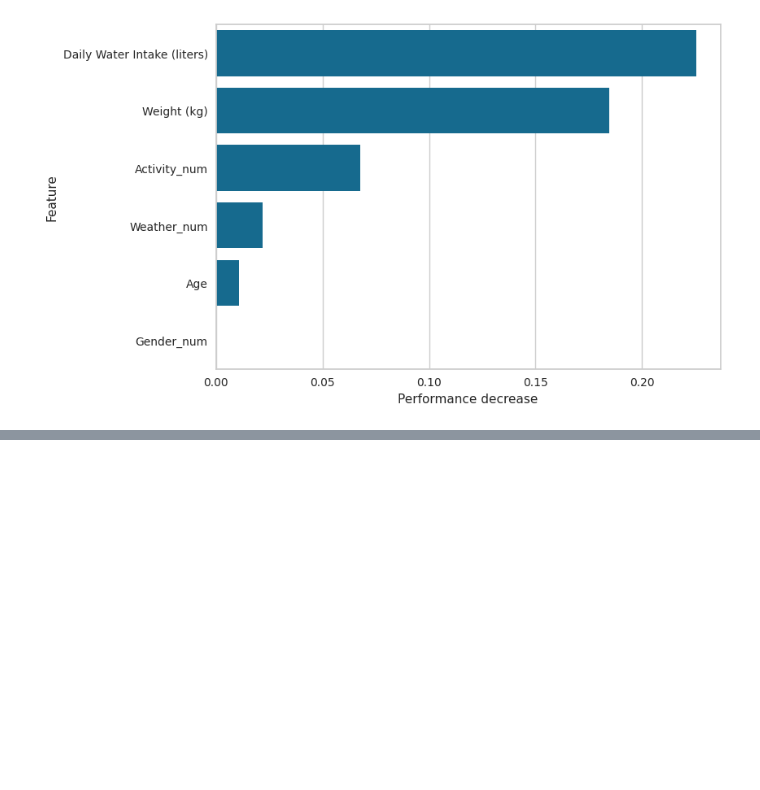
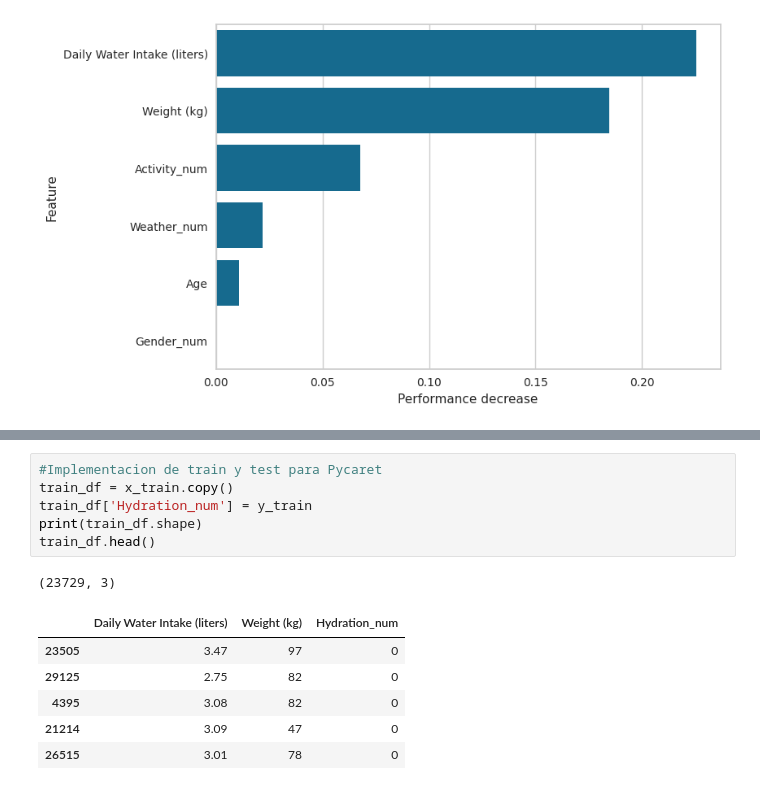
Before and after one commit to fernandatrevi/Daily-Water-Intake-Hydration-, a Jupyter notebook: hidratacion.ipynb, the cells around one changed output, grey strips where cells are left out. Saved outputs shown, nothing was run; the diff lists cells and outputs as text; blank space fills up the shorter version.

```diff
--- a/hidratacion.ipynb
+++ b/hidratacion.ipynb
@@ -478,0 +502,14 @@ findfont: Generic family 'sans-serif' not found because none of the following fa
+# %%
+#Implementacion de train y test para Pycaret
+train_df = x_train.copy()
+train_df['Hydration_num'] = y_train
+print(train_df.shape)
+train_df.head()
+# %% [output]
+(23729, 3)
+|  | Daily Water Intake (liters) | Weight (kg) | Hydration_num |
+| 23505 | 3.47 | 97 | 0 |
+| 29125 | 2.75 | 82 | 0 |
+| 4395 | 3.08 | 82 | 0 |
+| 21214 | 3.09 | 47 | 0 |
+| 26515 | 3.01 | 78 | 0 |
```
Also changed, not shown: parts of 10 cells of this notebook.
